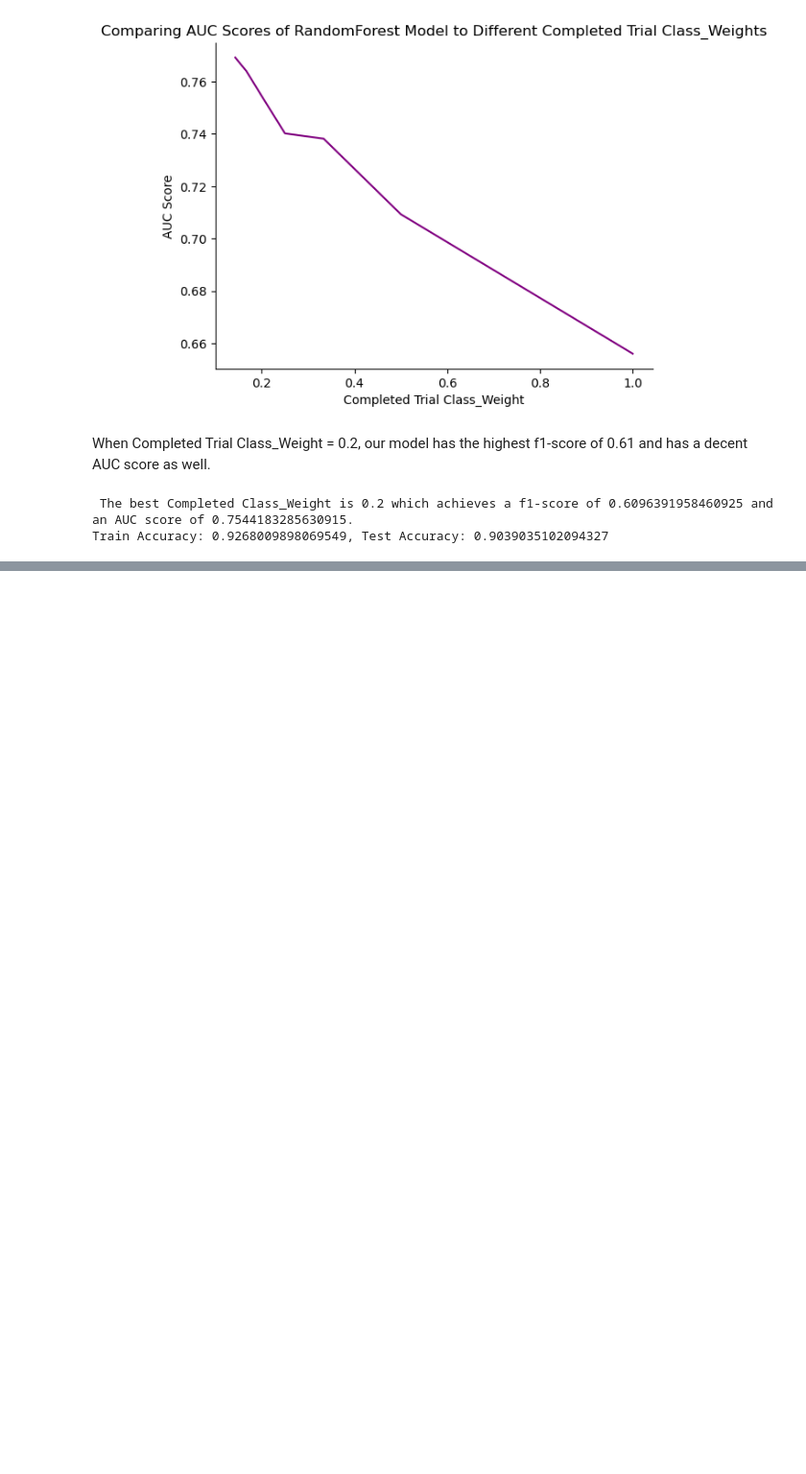
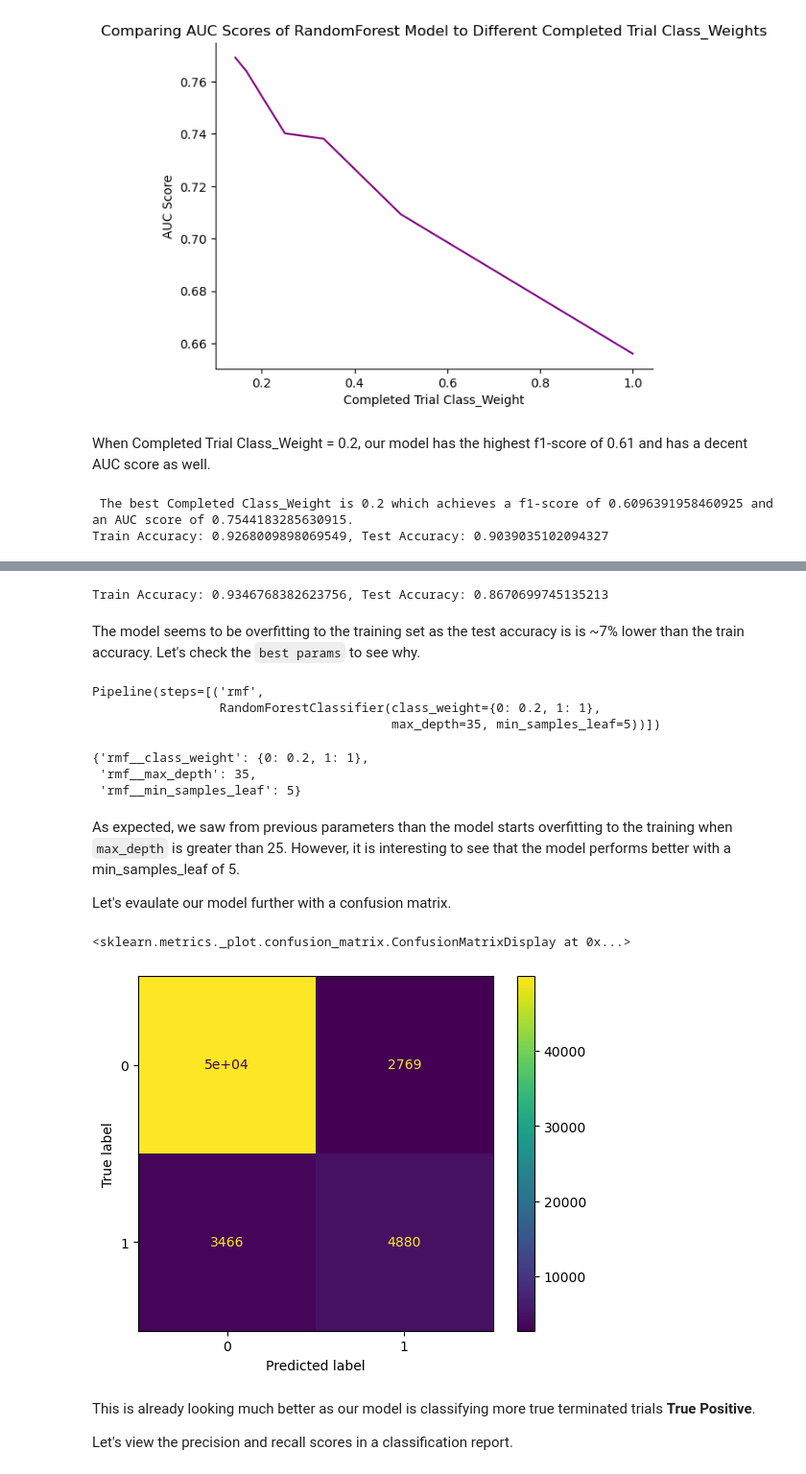
Before and after one commit to clem21chan/Clinical_Trials_Capstone, a Jupyter notebook: Notebooks/4.0_AdvancedModelling_Ensemble.ipynb, the cells around one changed output, grey strips where cells are left out. Shown: that part at 96% size. Cells and saved outputs as stored; diff of their text form; code cells hidden in the pictures; blank space fills up the shorter version.

Commit message:
Adding some more markdown, tried using BERT model, but was it was overfitting to the training set...

```diff
--- a/Notebooks/4.0_AdvancedModelling_Ensemble.ipynb
+++ b/Notebooks/4.0_AdvancedModelling_Ensemble.ipynb
@@ -617,0 +555,12 @@ roc_auc_score(y_test,y_pred)
+# %%
+estimators = [('rmf', RandomForestClassifier())]
+
+pipe = Pipeline(estimators)
+# %%
+params = {'rmf__class_weight':[{0:0.2, 1:1}],
+          'rmf__max_depth':[25, 30, 35],
+          'rmf__min_samples_leaf':[1, 5]}
+
+grid_search = GridSearchCV(pipe, param_grid=params, scoring='roc_auc', cv=3, verbose=3)
+
+fitted_search = grid_search.fit(X_train, y_train)
@@ -617,0 +592,37 @@ roc_auc_score(y_test,y_pred)
+# %%
+# train and test scores
+print(f'Train Accuracy: {fitted_search.score(X_train, y_train)}, Test Accuracy: {fitted_search.score(X_test, y_test)}')
+# %% [output]
+Train Accuracy: 0.9346768382623756, Test Accuracy: 0.8670699745135213
+# %% [markdown]
+The model seems to be overfitting to the training set as the test accuracy is is ~7% lower than the train accuracy. Let's check the `best params` to see why.
+# %%
+fitted_search.best_estimator_
+# %% [output]
+Pipeline(steps=[('rmf',
+                 RandomForestClassifier(class_weight={0: 0.2, 1: 1},
+                                        max_depth=35, min_samples_leaf=5))])
+# %%
+# can also use .best_params_ to find the optimal parameters
+fitted_search.best_params_
+# %% [output]
+{'rmf__class_weight': {0: 0.2, 1: 1},
+ 'rmf__max_depth': 35,
+ 'rmf__min_samples_leaf': 5}
+# %% [markdown]
+As expected, we saw from previous parameters than the model starts overfitting to the training when `max_depth` is greater than 25. However, it is interesting to see that the model performs better with a min_samples_leaf of 5.
+
+Let's evaulate our model further with a confusion matrix.
+# %%
+# Get class predictions
+y_pred = fitted_search.predict(X_test)
+
+# Confusion matrix
+ConfusionMatrixDisplay.from_estimator(fitted_search, X_test, y_test)
+# %% [output]
+<sklearn.metrics._plot.confusion_matrix.ConfusionMatrixDisplay at 0x...>
+[figure, added]
+# %% [markdown]
+This is already looking much better as our model is classifying more true terminated trials **True Positive**.
+
+Let's view the precision and recall scores in a classification report.
```
Also changed, not shown: parts of 17 cells of this notebook, 2 other files.
